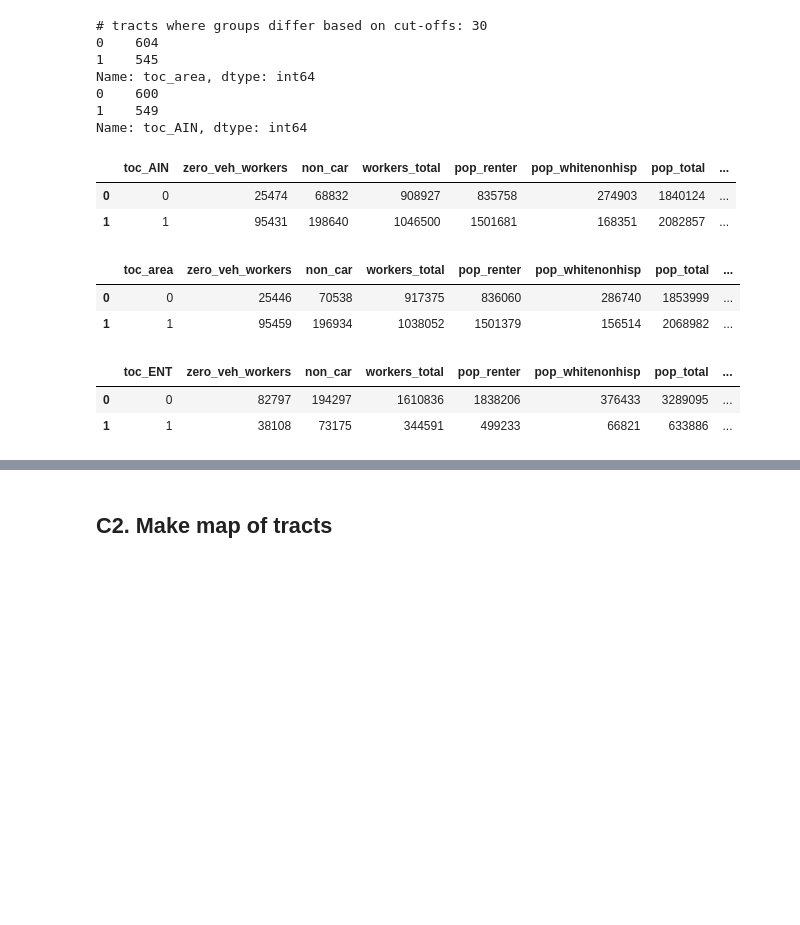
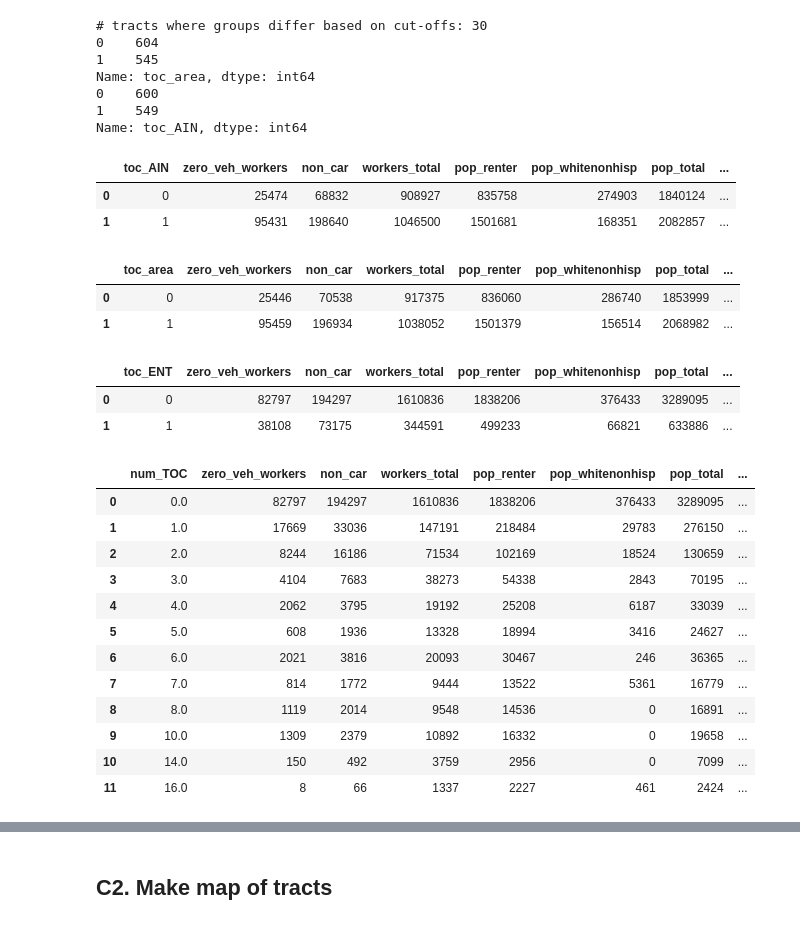
Before and after one commit to CityOfLosAngeles/planning-entitlements, a Jupyter notebook: notebooks/07-toc-census-stats.ipynb, the cells around one changed output, grey strips where cells are left out. Saved outputs shown, nothing was run; the diff lists cells and outputs as text; code cells hidden in the pictures; blank space fills up the shorter version.

Commit message:
Break out num TOC for summary stats

```diff
--- a/notebooks/07-toc-census-stats.ipynb
+++ b/notebooks/07-toc-census-stats.ipynb
@@ -394,18 +402,20 @@ def summary_stats(df, category_col, income_df):
 # %%
 #final_to_save = pd.DataFrame(final.drop(columns = "geometry"))
 #final_to_save.to_parquet("s3://city-planning-entitlements/data/final/census_tract_stats.parquet")
-# %%
-by_AIN = summary_stats(final, "toc_AIN", income)
-by_AIN
-# %% [output]
-|  | toc_AIN | zero_veh_workers | non_car | workers_total | pop_renter | pop_whitenonhisp | pop_total | ... |
-| 0 | 0 | 25474 | 68832 | 908927 | 835758 | 274903 | 1840124 | ... |
-| 1 | 1 | 95431 | 198640 | 1046500 | 1501681 | 168351 | 2082857 | ... |
-# %%
-by_area = summary_stats(final, "toc_area", income)
-by_area
-# %% [output]
-|  | toc_area | zero_veh_workers | non_car | workers_total | pop_renter | pop_whitenonhisp | pop_total | ... |
-| 0 | 0 | 25446 | 70538 | 917375 | 836060 | 286740 | 1853999 | ... |
-| 1 | 1 | 95459 | 196934 | 1038052 | 1501379 | 156514 | 2068982 | ... |
+# %%
+# TOC tracts: 50% of AIN in TOC Tier or not
+by_AIN = summary_stats(final, "toc_AIN", income)
+by_AIN
+# %% [output]
+|  | toc_AIN | zero_veh_workers | non_car | workers_total | pop_renter | pop_whitenonhisp | pop_total | ... |
+| 0 | 0 | 25474 | 68832 | 908927 | 835758 | 274903 | 1840124 | ... |
+| 1 | 1 | 95431 | 198640 | 1046500 | 1501681 | 168351 | 2082857 | ... |
+# %%
+# TOC tracts: 50% of area in TOC Tier or not
+by_area = summary_stats(final, "toc_area", income)
+by_area
+# %% [output]
+|  | toc_area | zero_veh_workers | non_car | workers_total | pop_renter | pop_whitenonhisp | pop_total | ... |
+| 0 | 0 | 25446 | 70538 | 917375 | 836060 | 286740 | 1853999 | ... |
+| 1 | 1 | 95459 | 196934 | 1038052 | 1501379 | 156514 | 2068982 | ... |
 # %%
@@ -415,3 +426,21 @@ by_toc_ENT
 |  | toc_ENT | zero_veh_workers | non_car | workers_total | pop_renter | pop_whitenonhisp | pop_total | ... |
 | 0 | 0 | 82797 | 194297 | 1610836 | 1838206 | 376433 | 3289095 | ... |
 | 1 | 1 | 38108 | 73175 | 344591 | 499233 | 66821 | 633886 | ... |
+# %%
+# TOC tracts: by number of TOC ENT
+by_num_TOC_ENT = summary_stats(final, "num_TOC", income)
+by_num_TOC_ENT
+# %% [output]
+|  | num_TOC | zero_veh_workers | non_car | workers_total | pop_renter | pop_whitenonhisp | pop_total | ... |
+| 0 | 0.0 | 82797 | 194297 | 1610836 | 1838206 | 376433 | 3289095 | ... |
+| 1 | 1.0 | 17669 | 33036 | 147191 | 218484 | 29783 | 276150 | ... |
+| 2 | 2.0 | 8244 | 16186 | 71534 | 102169 | 18524 | 130659 | ... |
+| 3 | 3.0 | 4104 | 7683 | 38273 | 54338 | 2843 | 70195 | ... |
+| 4 | 4.0 | 2062 | 3795 | 19192 | 25208 | 6187 | 33039 | ... |
+| 5 | 5.0 | 608 | 1936 | 13328 | 18994 | 3416 | 24627 | ... |
+| 6 | 6.0 | 2021 | 3816 | 20093 | 30467 | 246 | 36365 | ... |
+| 7 | 7.0 | 814 | 1772 | 9444 | 13522 | 5361 | 16779 | ... |
+| 8 | 8.0 | 1119 | 2014 | 9548 | 14536 | 0 | 16891 | ... |
+| 9 | 10.0 | 1309 | 2379 | 10892 | 16332 | 0 | 19658 | ... |
+| 10 | 14.0 | 150 | 492 | 3759 | 2956 | 0 | 7099 | ... |
+| 11 | 16.0 | 8 | 66 | 1337 | 2227 | 461 | 2424 | ... |
```
Also changed, not shown: parts of 10 cells of this notebook.
